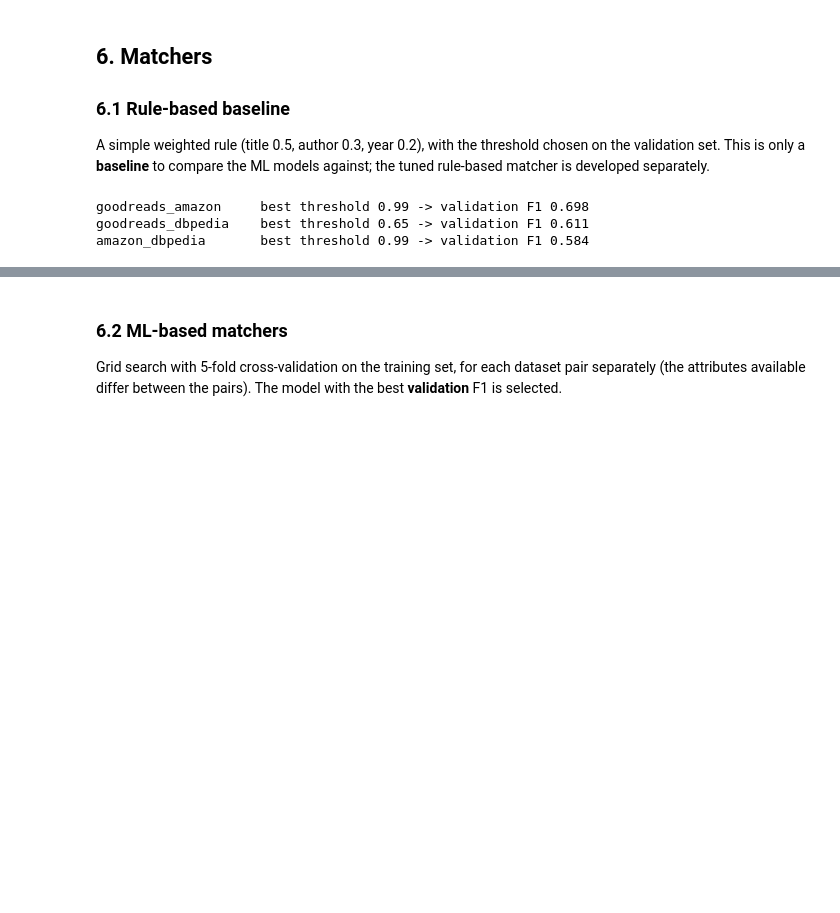
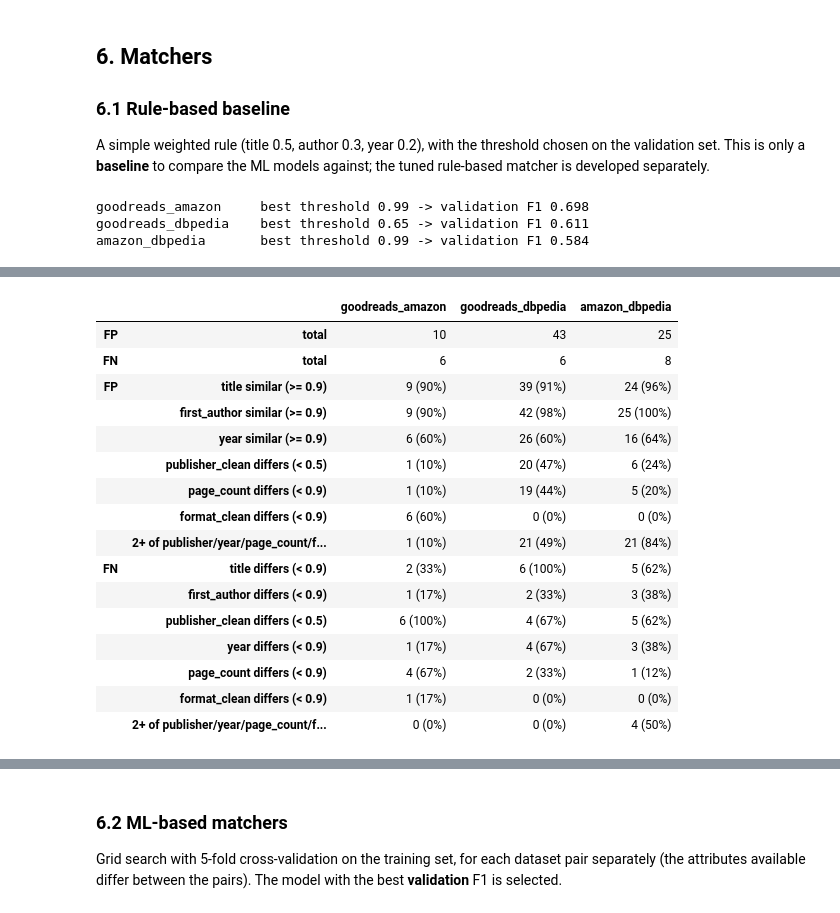
Before and after one commit to Web-Data-Integration-Team/Books-Data-Integration, a Jupyter notebook: identity_resolution.ipynb, the cells around one changed output, grey strips where cells are left out. Drawn from its saved outputs; the diff is of its cells as text; code cells hidden in the pictures; blank space fills up the shorter version.

```diff
--- a/identity_resolution.ipynb
+++ b/identity_resolution.ipynb
@@ -320,0 +636,72 @@ amazon_dbpedia       best threshold 0.99 -> validation F1 0.584
+# %%
+def fcol(prefix):
+    return next(c for c in FEATURE_COLUMNS if c.startswith(prefix))
+
+
+TITLE = fcol("StringComparator(title_clean, jaro_winkler")
+TITLE_AC = fcol("StringComparator(title_after_colon, jaro_winkler")
+AUTHOR = fcol("StringComparator(first_author, jaro_winkler")
+YEAR = fcol("NumericComparator(year")
+PUB = fcol("StringComparator(publisher_clean")
+PAGES = fcol("NumericComparator(page_count")
+FMT = fcol("StringComparator(format_clean")
+
+
+def n_missing(r):
+    return 4 - int(r["BothPresent(publisher)"] + r["BothPresent(year)"]
+                   + r["BothPresent(page_count)"] + r["BothPresent(format)"])
+
+
+FP_FACTORS = {
+    "title similar (>= 0.9)": lambda r: max(r[TITLE], r[TITLE_AC]) >= 0.9,
+    "first_author similar (>= 0.9)": lambda r: r[AUTHOR] >= 0.9,
+    "year similar (>= 0.9)": lambda r: r["BothPresent(year)"] == 1 and r[YEAR] >= 0.9,
+    "publisher_clean differs (< 0.5)": lambda r: r["BothPresent(publisher)"] == 1 and r[PUB] < 0.5,
+    "page_count differs (< 0.9)": lambda r: r["BothPresent(page_count)"] == 1 and r[PAGES] < 0.9,
+    "format_clean differs (< 0.9)": lambda r: r["BothPresent(format)"] == 1 and r[FMT] < 0.9,
+    "2+ of publisher/year/page_count/format missing": lambda r: n_missing(r) >= 2,
+}
+FN_FACTORS = {
+    "title differs (< 0.9)": lambda r: max(r[TITLE], r[TITLE_AC]) < 0.9,
+    "first_author differs (< 0.9)": lambda r: r[AUTHOR] < 0.9,
+    "publisher_clean differs (< 0.5)": lambda r: r["BothPresent(publisher)"] == 1 and r[PUB] < 0.5,
+    "year differs (< 0.9)": lambda r: r["BothPresent(year)"] == 1 and r[YEAR] < 0.9,
+    "page_count differs (< 0.9)": lambda r: r["BothPresent(page_count)"] == 1 and r[PAGES] < 0.9,
+    "format_clean differs (< 0.9)": lambda r: r["BothPresent(format)"] == 1 and r[FMT] < 0.9,
+    "2+ of publisher/year/page_count/format missing": lambda r: n_missing(r) >= 2,
+}
+
+summary, factor_table = [], {}
+for p in features:
+    va = features[p]["validation"].copy()
+    S_va, P_va = sims(va)
+    va["score"] = linear_score(S_va, P_va, list(linear_rule[p]["weights"].values()))
+    y = va["label"].astype(bool)
+    rule_pred = va["score"] >= linear_rule[p]["threshold"]
+    base_pred = baseline_score(va) >= baseline[p]
+    rule_fp, rule_fn = rule_pred & ~y, ~rule_pred & y
+    base_fp, base_fn = base_pred & ~y, ~base_pred & y
+
+    # 1) baseline vs rule: fixed / remaining / new errors
+    summary.append({"pair": p, "validation pairs": len(va),
+                    "baseline FP": int(base_fp.sum()), "rule FP": int(rule_fp.sum()),
+                    "FP fixed": int((base_fp & ~rule_fp).sum()), "FP new": int((~base_fp & rule_fp).sum()),
+                    "baseline FN": int(base_fn.sum()), "rule FN": int(rule_fn.sum()),
+                    "FN fixed": int((base_fn & ~rule_fn).sum()), "FN new": int((~base_fn & rule_fn).sum())})
+
+    # 2) factors of the rule's errors (one error can have several factors)
+    fp, fn = va[rule_fp], va[rule_fn]
+    col_ = {("FP", "total"): len(fp), ("FN", "total"): len(fn)}
+    for name, f in FP_FACTORS.items():
+        n = sum(f(r) for _, r in fp.iterrows())
+        col_[("FP", name)] = f"{n} ({n / len(fp):.0%})" if len(fp) else "0"
+    for name, f in FN_FACTORS.items():
+        n = sum(f(r) for _, r in fn.iterrows())
+        col_[("FN", name)] = f"{n} ({n / len(fn):.0%})" if len(fn) else "0"
+    factor_table[p] = col_
+
+print("=== Baseline vs tuned rule: errors on the validation set ===")
+display(pd.DataFrame(summary))
+print("=== Factors of the tuned rule's errors (validation) ===")
+display(pd.DataFrame(factor_table))
+# %% [output]
@@ -320,0 +714,17 @@ amazon_dbpedia       best threshold 0.99 -> validation F1 0.584
+|  |  | goodreads_amazon | goodreads_dbpedia | amazon_dbpedia |
+| FP | total | 10 | 43 | 25 |
+| FN | total | 6 | 6 | 8 |
+| FP | title similar (>= 0.9) | 9 (90%) | 39 (91%) | 24 (96%) |
+|  | first_author similar (>= 0.9) | 9 (90%) | 42 (98%) | 25 (100%) |
+|  | year similar (>= 0.9) | 6 (60%) | 26 (60%) | 16 (64%) |
+|  | publisher_clean differs (< 0.5) | 1 (10%) | 20 (47%) | 6 (24%) |
+|  | page_count differs (< 0.9) | 1 (10%) | 19 (44%) | 5 (20%) |
+|  | format_clean differs (< 0.9) | 6 (60%) | 0 (0%) | 0 (0%) |
+|  | 2+ of publisher/year/page_count/f... | 1 (10%) | 21 (49%) | 21 (84%) |
+| FN | title differs (< 0.9) | 2 (33%) | 6 (100%) | 5 (62%) |
+|  | first_author differs (< 0.9) | 1 (17%) | 2 (33%) | 3 (38%) |
+|  | publisher_clean differs (< 0.5) | 6 (100%) | 4 (67%) | 5 (62%) |
+|  | year differs (< 0.9) | 1 (17%) | 4 (67%) | 3 (38%) |
+|  | page_count differs (< 0.9) | 4 (67%) | 2 (33%) | 1 (12%) |
+|  | format_clean differs (< 0.9) | 1 (17%) | 0 (0%) | 0 (0%) |
+|  | 2+ of publisher/year/page_count/f... | 0 (0%) | 0 (0%) | 4 (50%) |
```
Also changed, not shown: parts of 19 cells of this notebook.
